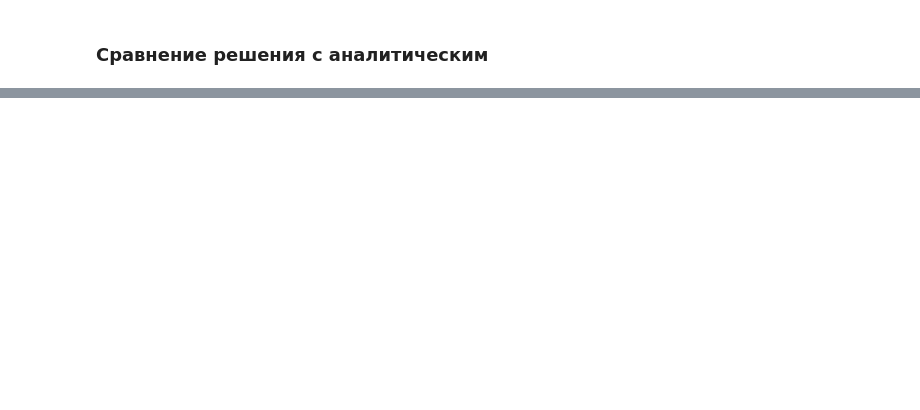
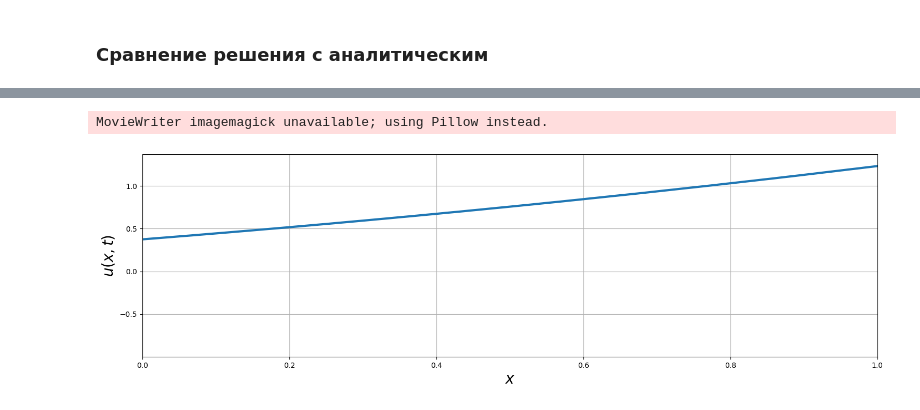
Before and after one commit to Agustangel/Computational-Mathematics, a Jupyter notebook: 2st-sem/lab_4/transfer_eq.ipynb, the cells around one changed output, grey strips where cells are left out. Cells and saved outputs as stored; diff of their text form; code cells hidden in the pictures; blank space fills up the shorter version.

Commit message:
Add time solution; fix errors

```diff
--- a/2st-sem/lab_4/transfer_eq.ipynb
+++ b/2st-sem/lab_4/transfer_eq.ipynb
@@ -163,0 +163,24 @@ plot(solv_analytical())
+# %%
+fig = plt.figure(figsize=(18, 5))
+ax = plt.axes(xlim=(0, X), ylim=[np.min(u), np.max(u)])
+line, = ax.plot([], [], lw=3)
+ax.grid()
+ax.set_ylabel("$u(x, t)$", fontsize=20)
+ax.set_xlabel("$x$", fontsize=20)
+
+frames_amount = 60
+
+def init():
+  line.set_data([], [])
+  return line,
+
+def animate(i):
+  x = np.array([i * h for i in range(u.shape[1])])
+  line.set_data(x, u[int(i / frames_amount * (u.shape[0] - 1))])
+  return line,
+
+anim = FuncAnimation(fig, animate, init_func=init, frames=frames_amount, interval=60, blit=True)
+anim.save('solution.gif', writer='imagemagick')
+# %% [output]
+MovieWriter imagemagick unavailable; using Pillow instead.
+[figure, added]
```
Also changed, not shown: parts of 11 cells of this notebook, 1 other file.
